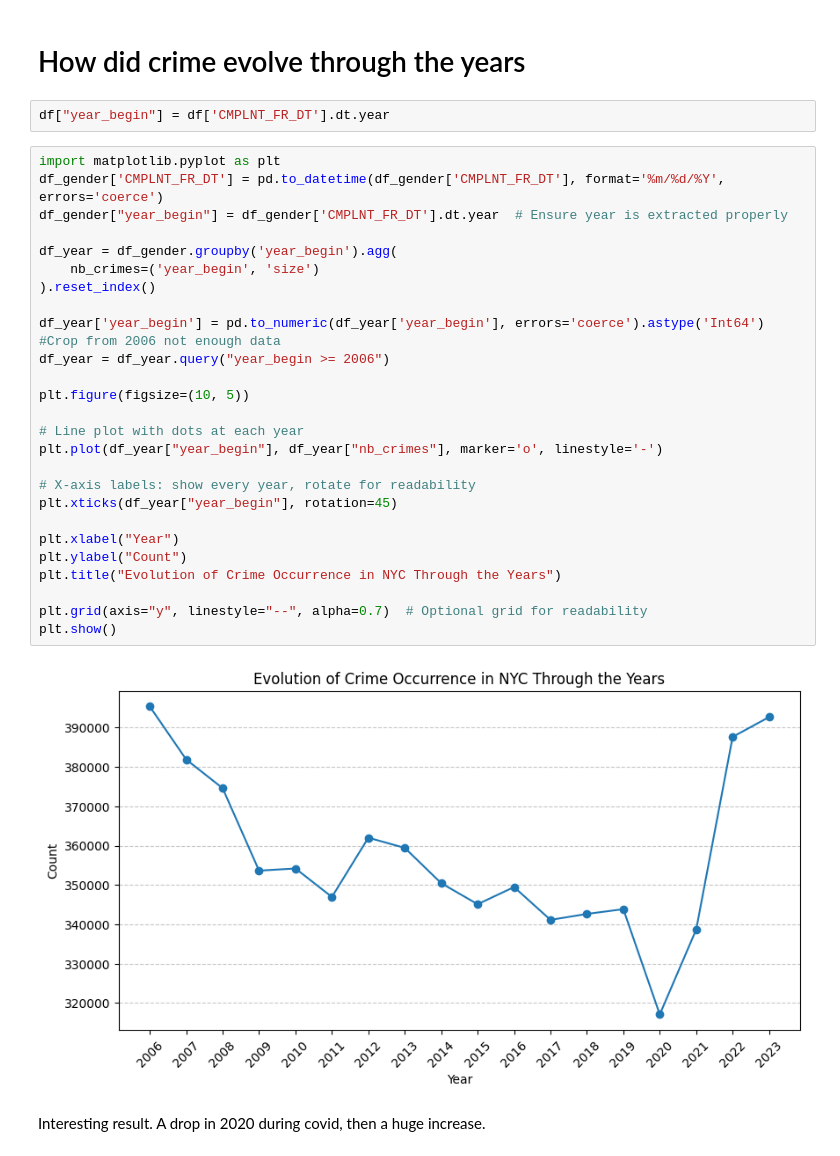
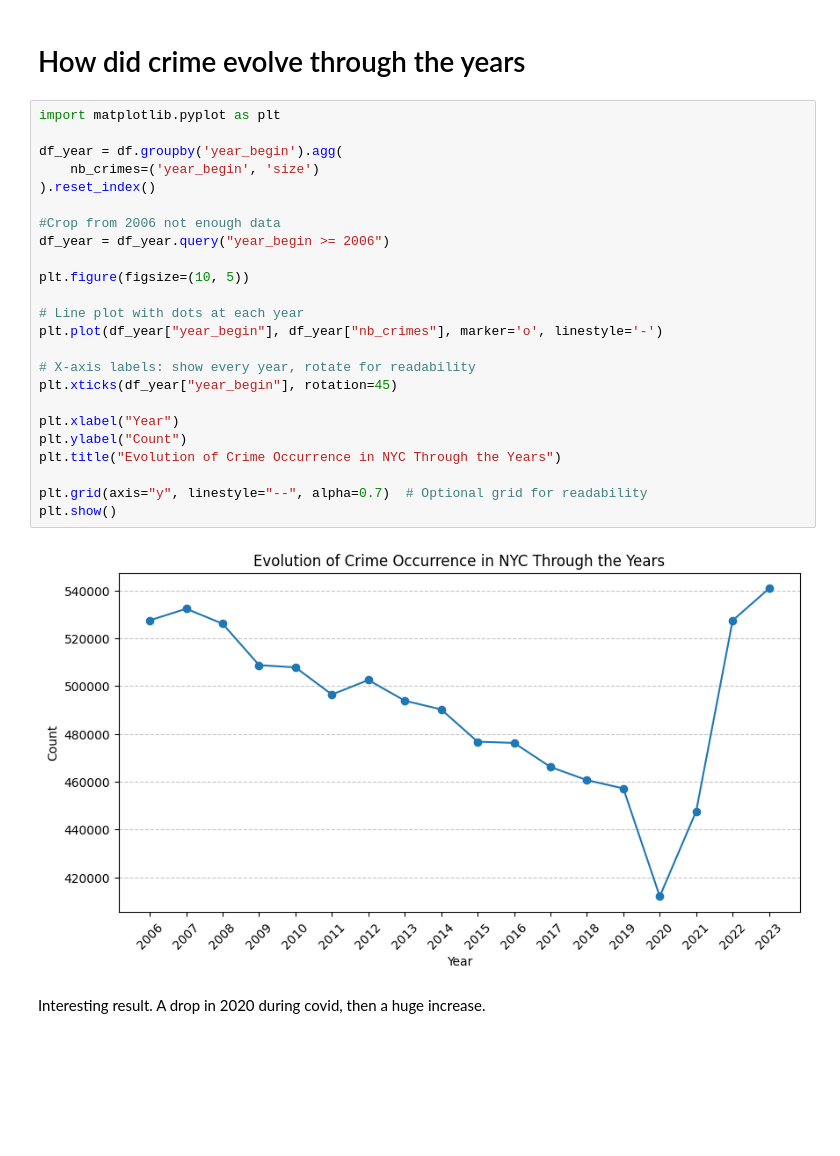
Before and after one commit to com-480-data-visualization/BluePink, a Jupyter notebook: data_exploration.ipynb, the cells around one changed output. Cells and saved outputs as stored; diff of their text form; blank space fills up the shorter version.

```diff
--- a/data_exploration.ipynb
+++ b/data_exploration.ipynb
@@ -379,35 +381,30 @@ plt.show()
 [figure]
 # %% [markdown]
 # How did crime evolve through the years
-# %%
-df["year_begin"] = df['CMPLNT_FR_DT'].dt.year
 # %%
 import matplotlib.pyplot as plt
-df_gender['CMPLNT_FR_DT'] = pd.to_datetime(df_gender['CMPLNT_FR_DT'], format='%m/%d/%Y', errors='coerce')
-df_gender["year_begin"] = df_gender['CMPLNT_FR_DT'].dt.year  # Ensure year is extracted properly
 
-df_year = df_gender.groupby('year_begin').agg(
+df_year = df.groupby('year_begin').agg(
     nb_crimes=('year_begin', 'size')
 ).reset_index()
 
-df_year['year_begin'] = pd.to_numeric(df_year['year_begin'], errors='coerce').astype('Int64')
 #Crop from 2006 not enough data
 df_year = df_year.query("year_begin >= 2006")
 
 plt.figure(figsize=(10, 5))
 
 # Line plot with dots at each year
 plt.plot(df_year["year_begin"], df_year["nb_crimes"], marker='o', linestyle='-')
 
 # X-axis labels: show every year, rotate for readability
 plt.xticks(df_year["year_begin"], rotation=45)
 
 plt.xlabel("Year")
 plt.ylabel("Count")
 plt.title("Evolution of Crime Occurrence in NYC Through the Years")
 
 plt.grid(axis="y", linestyle="--", alpha=0.7)  # Optional grid for readability
 plt.show()
 # %% [output]
-[figure, old version]
+[figure, new version]
 # %% [markdown]
```
Also changed, not shown: parts of 19 cells of this notebook, 1 other file.
